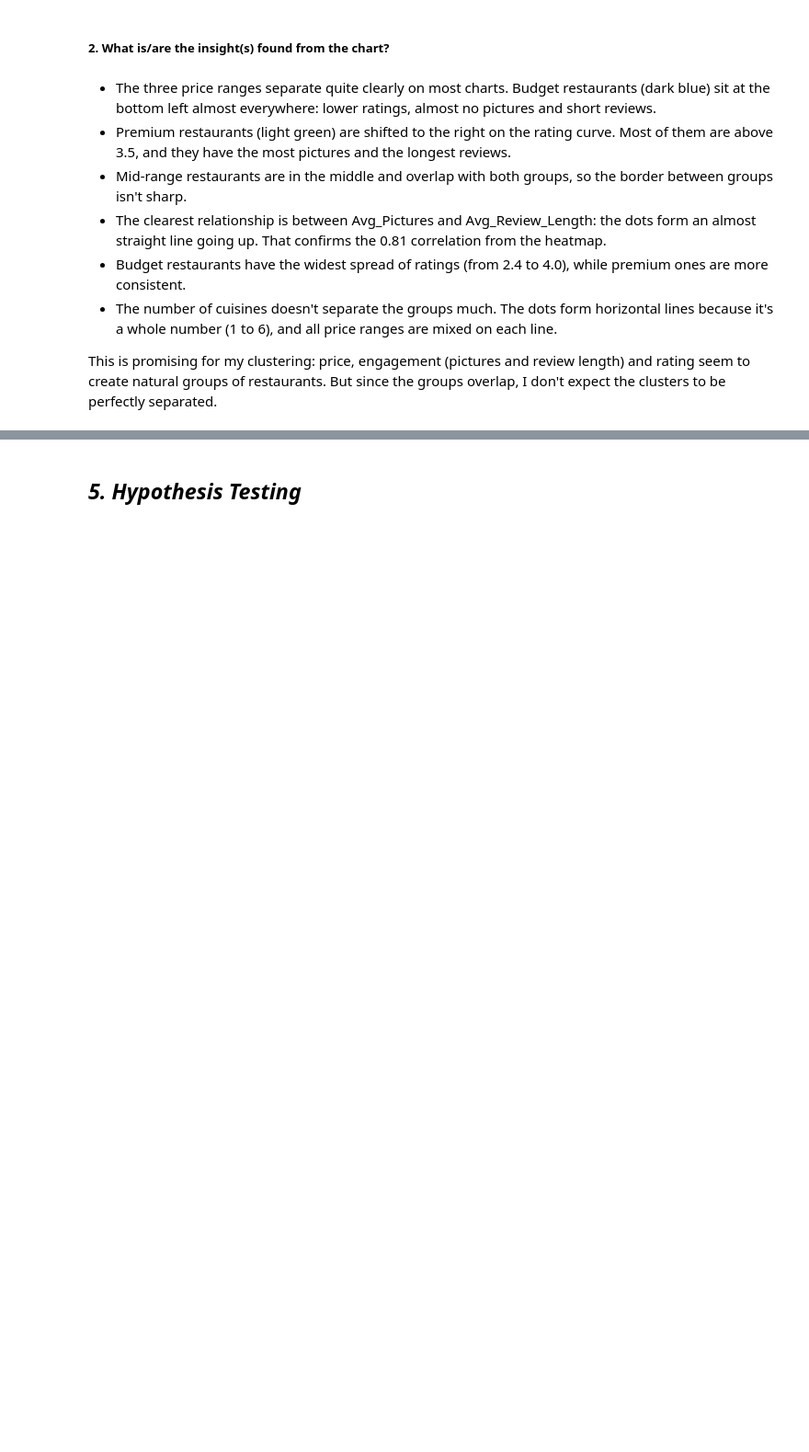
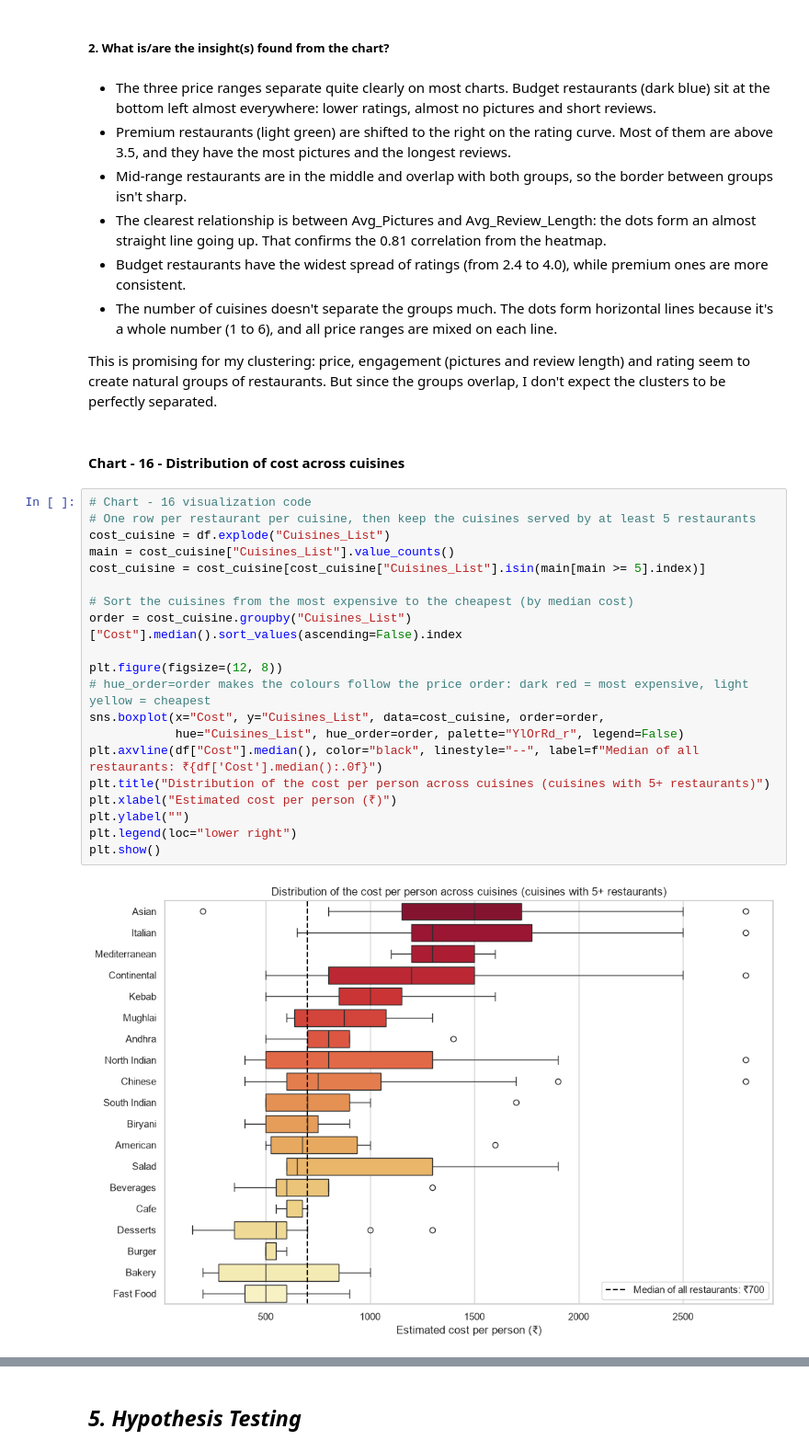
Before and after one commit to Stevenyoumbi99/zomato-clustering-sentiment, a Jupyter notebook: Zomato_Clustering_Sentiment.ipynb, the cells around one changed output, grey strips where cells are left out. Shown at 92% size. Drawn from its saved outputs; the diff is of its cells as text; blank space fills up the shorter version.

```diff
--- a/Zomato_Clustering_Sentiment.ipynb
+++ b/Zomato_Clustering_Sentiment.ipynb
@@ -1021,3 +1021,27 @@ I used a pair plot because it shows every numerical feature against every other
 - The number of cuisines doesn't separate the groups much. The dots form horizontal lines because it's a whole number (1 to 6), and all price ranges are mixed on each line.
 
 This is promising for my clustering: price, engagement (pictures and review length) and rating seem to create natural groups of restaurants. But since the groups overlap, I don't expect the clusters to be perfectly separated.
+# %% [markdown]
+#### Chart - 16 - Distribution of cost across cuisines
+# %%
+# Chart - 16 visualization code
+# One row per restaurant per cuisine, then keep the cuisines served by at least 5 restaurants
+cost_cuisine = df.explode("Cuisines_List")
+main = cost_cuisine["Cuisines_List"].value_counts()
+cost_cuisine = cost_cuisine[cost_cuisine["Cuisines_List"].isin(main[main >= 5].index)]
+
+# Sort the cuisines from the most expensive to the cheapest (by median cost)
+order = cost_cuisine.groupby("Cuisines_List")["Cost"].median().sort_values(ascending=False).index
+
+plt.figure(figsize=(12, 8))
+# hue_order=order makes the colours follow the price order: dark red = most expensive, light yellow = cheapest
+sns.boxplot(x="Cost", y="Cuisines_List", data=cost_cuisine, order=order,
+            hue="Cuisines_List", hue_order=order, palette="YlOrRd_r", legend=False)
+plt.axvline(df["Cost"].median(), color="black", linestyle="--", label=f"Median of all restaurants: ₹{df['Cost'].median():.0f}")
+plt.title("Distribution of the cost per person across cuisines (cuisines with 5+ restaurants)")
+plt.xlabel("Estimated cost per person (₹)")
+plt.ylabel("")
+plt.legend(loc="lower right")
+plt.show()
+# %% [output]
+[figure, added]
```
Also changed, not shown: parts of 26 cells of this notebook, 2 other files.
